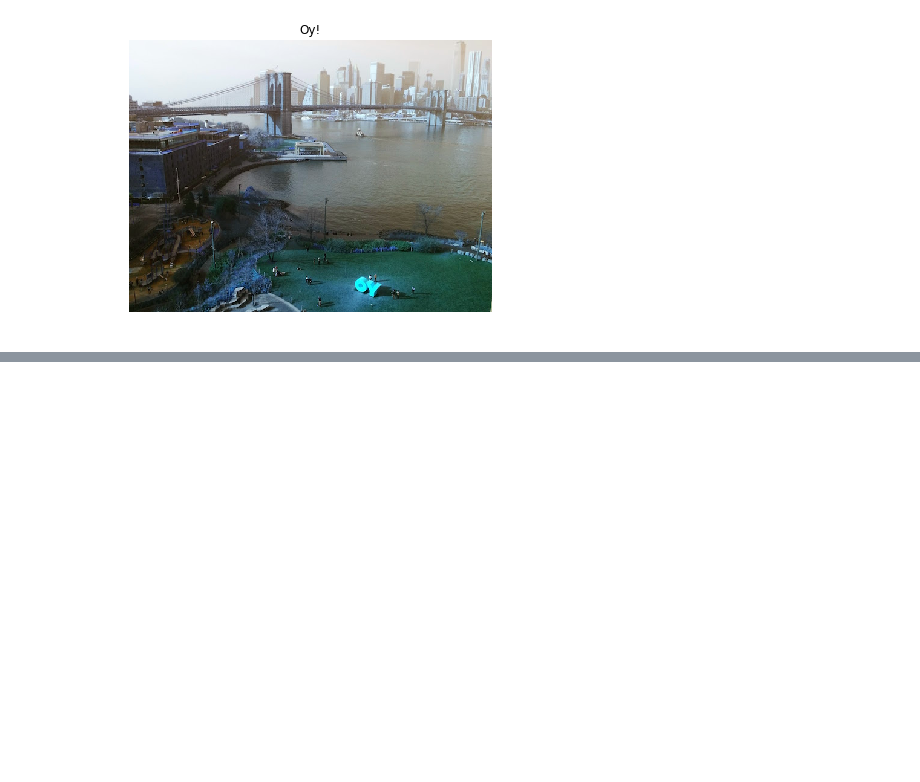
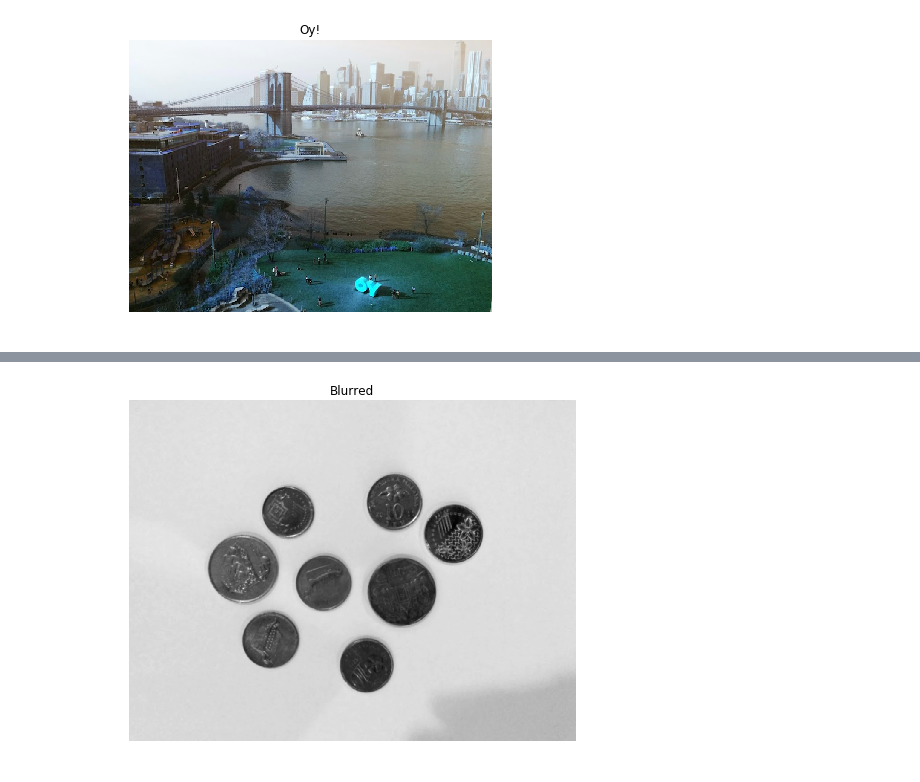
Before and after one commit to SaharCarmel/ComputerVision046746, a Jupyter notebook: HW0/ee046746_hw0_python_image_processing.ipynb, the cells around one changed output, grey strips where cells are left out. Saved outputs shown, nothing was run; the diff lists cells and outputs as text; code cells hidden in the pictures; blank space fills up the shorter version.

```diff
--- a/HW0/ee046746_hw0_python_image_processing.ipynb
+++ b/HW0/ee046746_hw0_python_image_processing.ipynb
@@ -670,0 +670,9 @@ Your Code Here
+# %%
+coinsImg = cv2.imread('coins.jpg')
+coinsImg = cv2.cvtColor(coinsImg, cv2.COLOR_BGR2GRAY)
+coinsImgCopy = np.copy(coinsImg)
+coinsImgCopy = cv2.cvtColor(coinsImgCopy, cv2.COLOR_BGR2RGB)
+coinsImg = cv2.GaussianBlur(coinsImg,ksize=(5,5), sigmaX=0)
+plotImage(coinsImg, 'Blurred')
+# %% [output]
+[figure, added]
```
Also changed, not shown: parts of 19 cells of this notebook.
